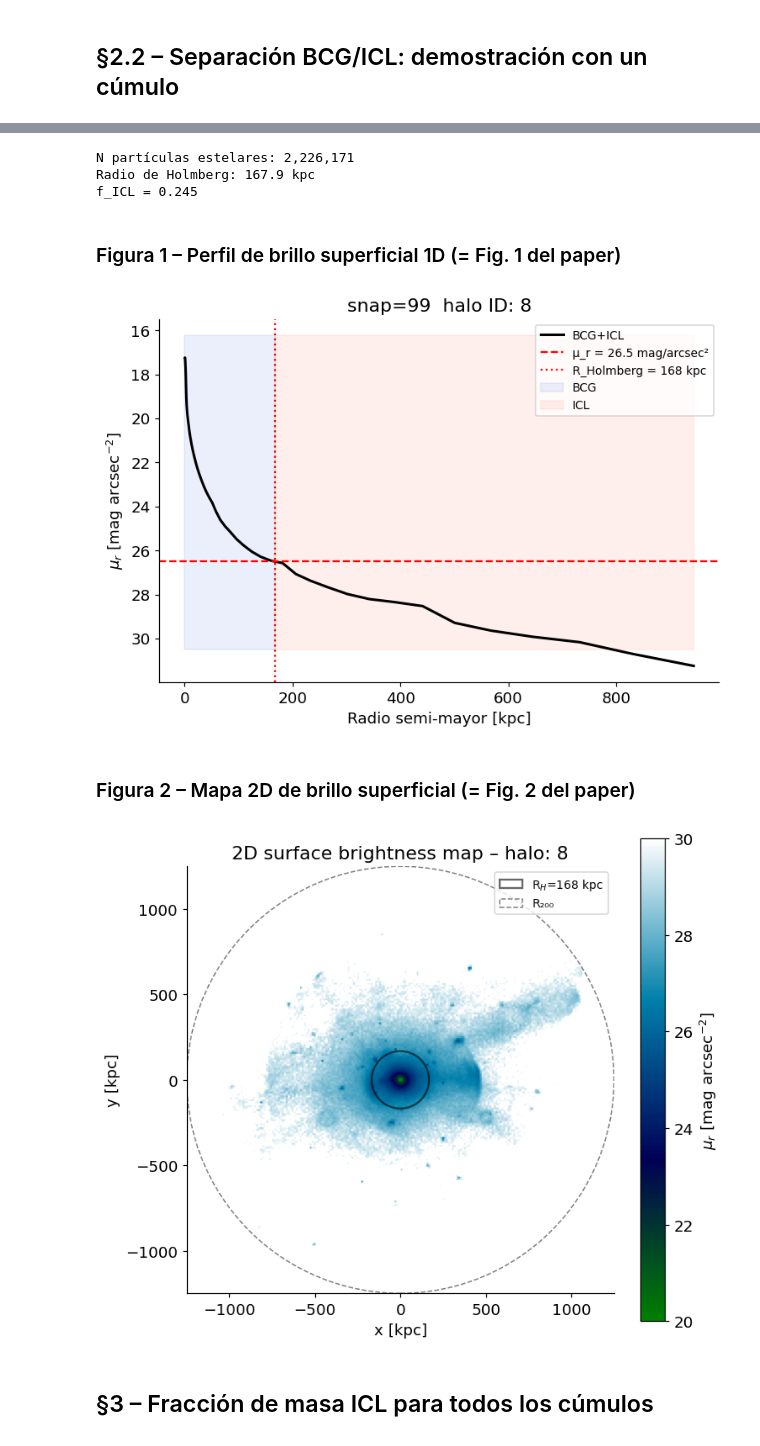
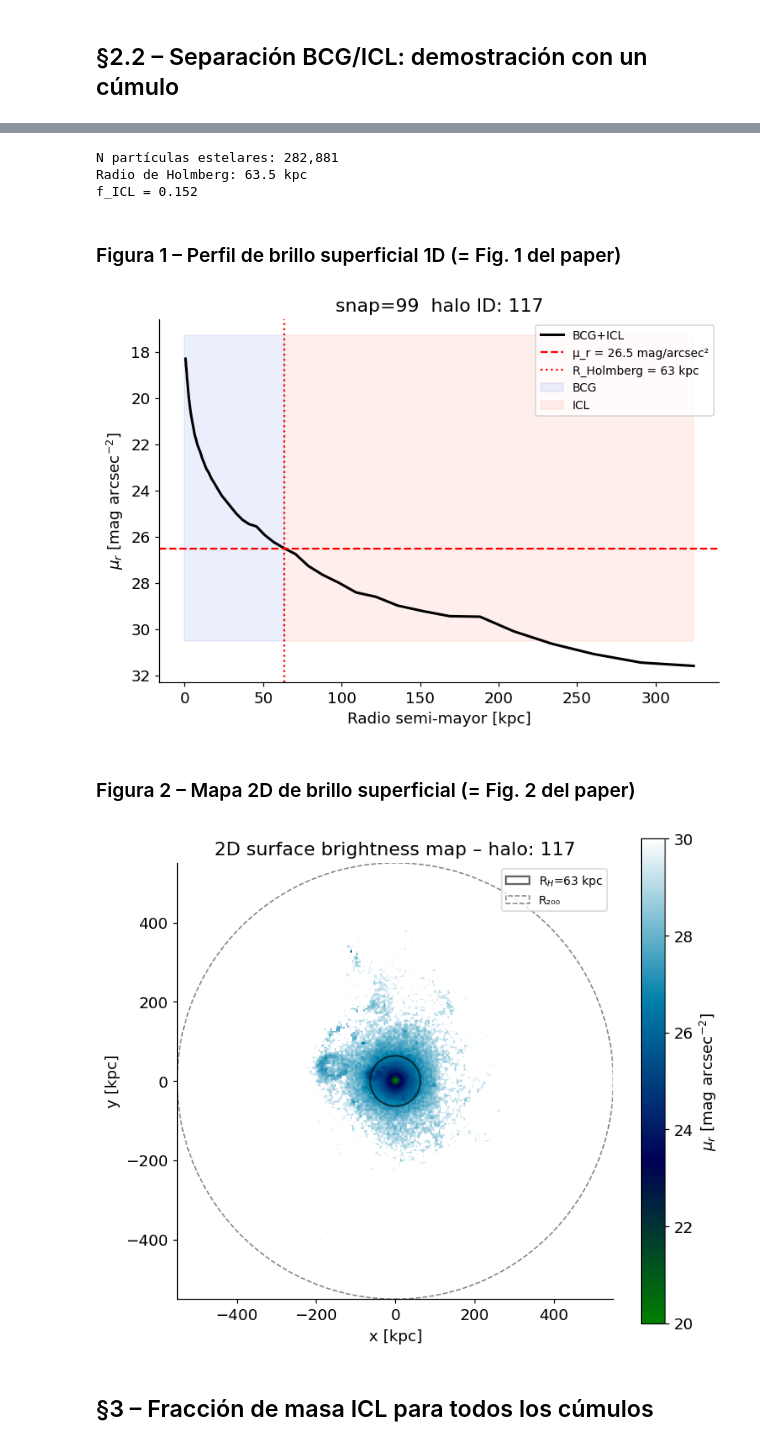
Before and after one commit to patito-mary/icl, a Jupyter notebook: 01_separacion_BCG_ICL.ipynb, the cells around one changed output, grey strips where cells are left out. Drawn from its saved outputs; the diff is of its cells as text; code cells hidden in the pictures.

```diff
--- a/01_separacion_BCG_ICL.ipynb
+++ b/01_separacion_BCG_ICL.ipynb
@@ -168,7 +177,7 @@ array([ 0,  1,  2,  3,  4,  5,  6,  7,  8,  9, 10, 11, 12, 13, 14, 15, 16,
 ## §2.2 – Separación BCG/ICL: demostración con un cúmulo
 # %%
 # Elegir el cúmulo más masivo como ejemplo
-i_demo = 8
+i_demo = 111
 sub_id = int(bcg_sub_idx[i_demo])
 cen    = GroupPos[i_demo]   # kpc físicos
 
@@ -219,9 +228,9 @@ M_bcg_demo = mass[mask_bcg].sum()
 M_icl_demo = mass[mask_icl].sum()
 print(f"f_ICL = {M_icl_demo/(M_bcg_demo+M_icl_demo):.3f}")
 # %% [output]
-N partículas estelares: 2,226,171
-Radio de Holmberg: 167.9 kpc
-f_ICL = 0.245
+N partículas estelares: 282,881
+Radio de Holmberg: 63.5 kpc
+f_ICL = 0.152
 # %% [markdown]
 ### Figura 1 – Perfil de brillo superficial 1D (= Fig. 1 del paper)
 # %%
@@ -246,10 +255,13 @@ ax.set_ylabel(r'$\mu_r$ [mag arcsec$^{-2}$]')
 ax.set_title(f'snap={P.SNAP}  halo ID: {group_idx[i_demo]}')
 ax.legend(fontsize=9)
 plt.tight_layout()
-plt.savefig('fig01_perfil_sb.pdf', bbox_inches='tight')
+plt.savefig(f'fig01_perfil_sb_haloid{group_idx[i_demo]}_snap{P.SNAP}.pdf',
+            bbox_inches='tight')
+plt.savefig(f'fig01_perfil_sb_haloid{group_idx[i_demo]}_snap{P.SNAP}.png',
+            bbox_inches='tight')
 plt.show()
 # %% [output]
-[figure, old version]
+[figure, new version]
 # %% [markdown]
 ### Figura 2 – Mapa 2D de brillo superficial (= Fig. 2 del paper)
 # %%
@@ -260,35 +272,38 @@ n_pix   = 216
 edges   = np.linspace(-r_plot, r_plot, n_pix + 1)
 pix_pc2 = ((2 * r_plot / n_pix) * 1e3)**2
 
 H, _, _, _ = binned_statistic_2d(pos_rot[:, 0], pos_rot[:, 1],
                                    lum_r, statistic='sum',
                                    bins=[edges, edges])
 
 with np.errstate(divide='ignore', invalid='ignore'):
     sigma = np.where(H > 0, H / pix_pc2, np.nan)
     mu_map = np.where(sigma > 0, P.SB_CONST - 2.5 * np.log10(sigma), np.nan)
 
 fig, ax = plt.subplots(figsize=(7, 6))
 im = ax.imshow(mu_map.T, origin='lower', cmap='ocean',
                extent=[-r_plot, r_plot, -r_plot, r_plot],
                vmin=20, vmax=30)
 
 plt.colorbar(im, ax=ax, label=r'$\mu_r$ [mag arcsec$^{-2}$]')
 
 if np.isfinite(r_h):
     ax.add_patch(plt.Circle((0, 0), r_h,   fill=False, color='black',
                               lw=1.5, label=f'R$_H$={r_h:.0f} kpc', alpha=0.6))
 
 ax.add_patch(plt.Circle((0, 0), r_plot, fill=False, color='gray',
                           lw=1, ls='--', label='R₂₀₀'))
 ax.set_xlabel('x [kpc]'); ax.set_ylabel('y [kpc]')
 ax.set_title(f'2D surface brightness map – halo: {group_idx[i_demo]}')
 ax.legend(fontsize=9, loc='upper right')
 plt.tight_layout()
-plt.savefig('fig02_mapa_sb.pdf', bbox_inches='tight')
+plt.savefig(f'fig02_mapa_sb_haloid{group_idx[i_demo]}_snap{P.SNAP}.pdf',
+            bbox_inches='tight')
+plt.savefig(f'fig02_mapa_sb_haloid{group_idx[i_demo]}_snap{P.SNAP}.png',
+            bbox_inches='tight')
 plt.show()
 # %% [output]
-[figure, old version]
+[figure, new version]
 # %% [markdown]
 ## §3 – Fracción de masa ICL para todos los cúmulos
 # %%
```
Also changed, not shown: parts of 7 cells of this notebook, 8 other files.
